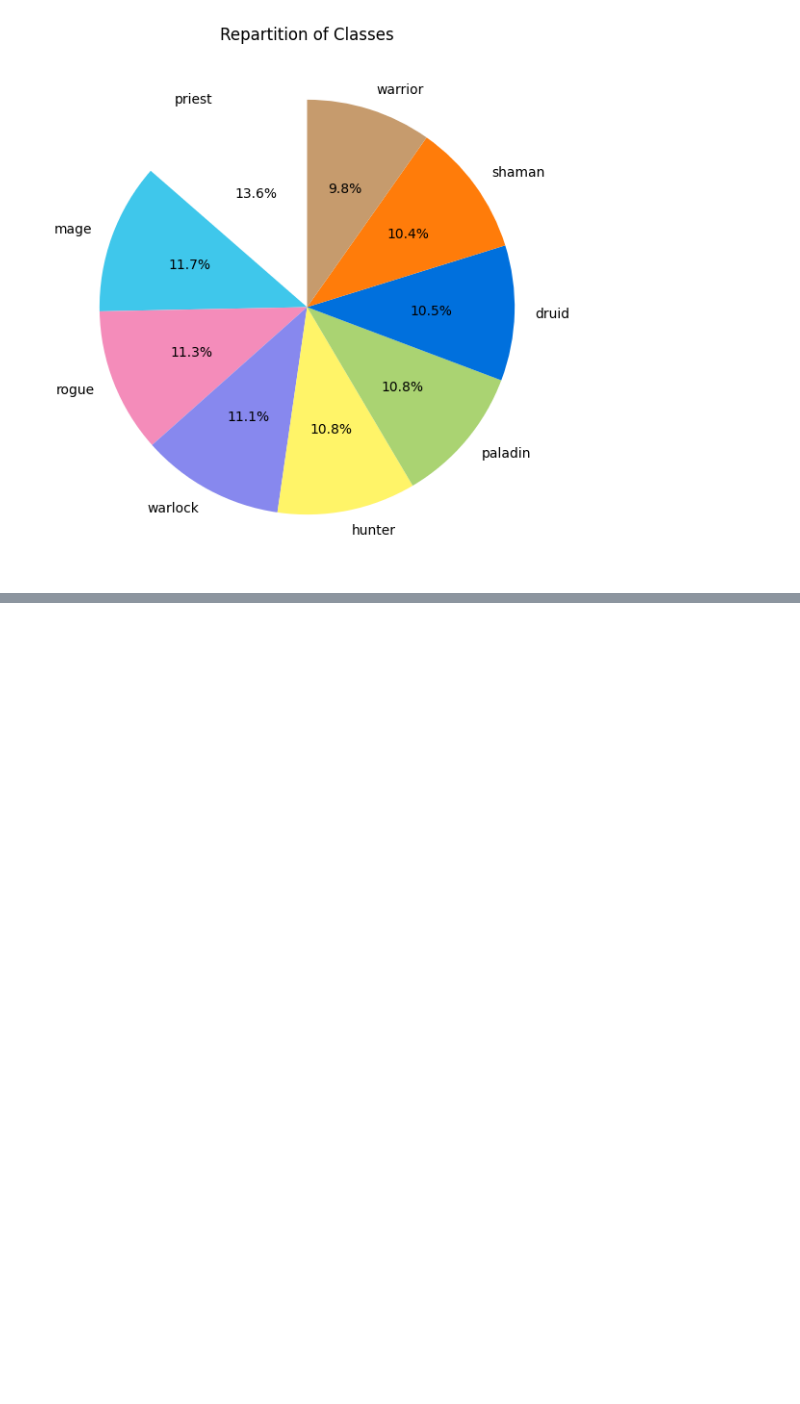
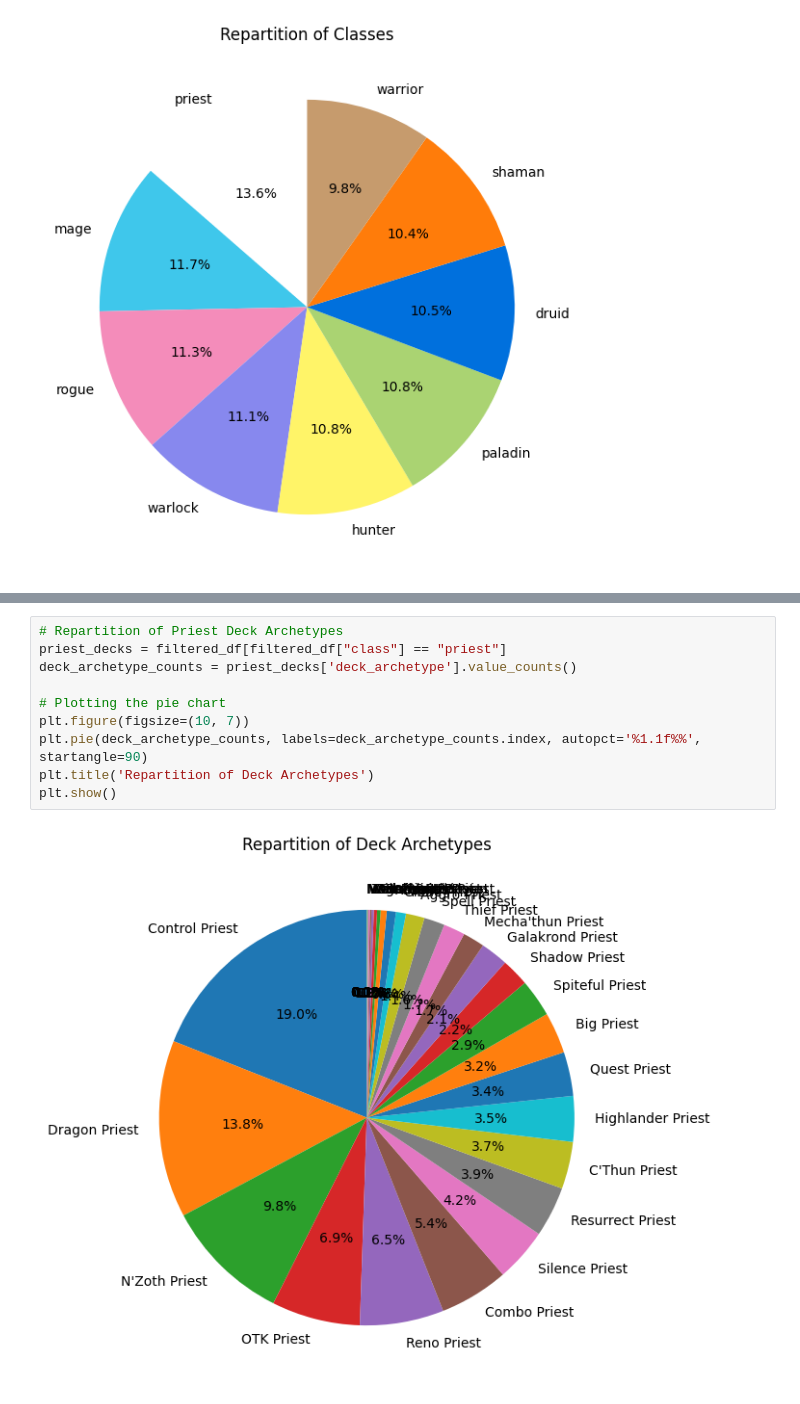
Before and after one commit to Varadiell/alyra-hearthstone-companion, a Jupyter notebook: analysis.ipynb, the cells around one changed output, grey strips where cells are left out. Cells and saved outputs as stored; diff of their text form; blank space fills up the shorter version.

```diff
--- a/analysis.ipynb
+++ b/analysis.ipynb
@@ -211,0 +221,12 @@ plt.show()
+# %%
+# Repartition of Priest Deck Archetypes
+priest_decks = filtered_df[filtered_df["class"] == "priest"]
+deck_archetype_counts = priest_decks['deck_archetype'].value_counts()
+
+# Plotting the pie chart
+plt.figure(figsize=(10, 7))
+plt.pie(deck_archetype_counts, labels=deck_archetype_counts.index, autopct='%1.1f%%', startangle=90)
+plt.title('Repartition of Deck Archetypes')
+plt.show()
+# %% [output]
+[figure, added]
```
Also changed, not shown: parts of 4 cells of this notebook.
